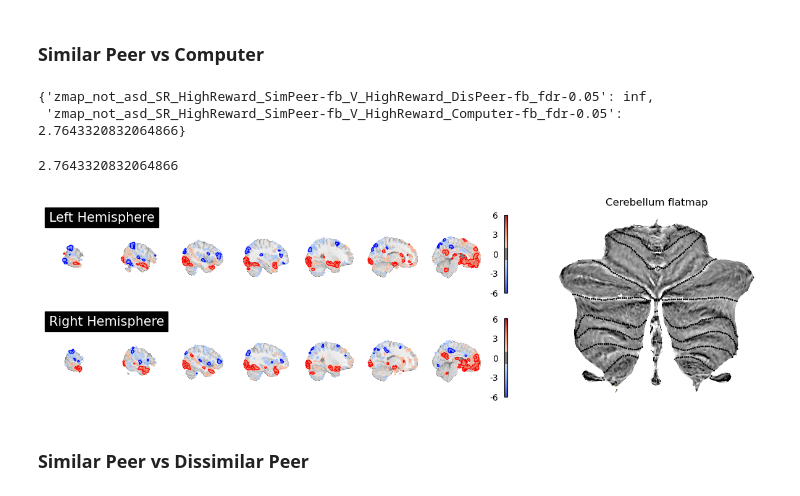
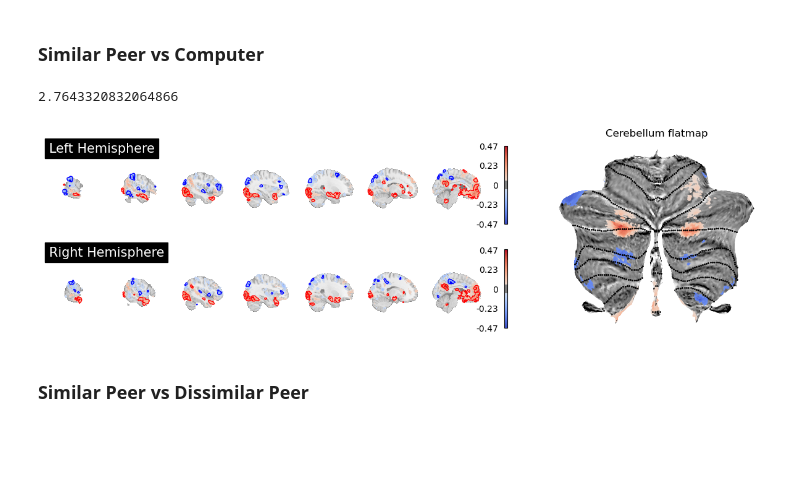
Before and after one commit to hspopal/scon_social_reward, a Jupyter notebook: code/neuron_code/social_reward_2nd_level-nilearn.ipynb, the cells around one changed output. Saved outputs shown, nothing was run; the diff lists cells and outputs as text; code cells hidden in the pictures; blank space fills up the shorter version.

```diff
--- a/code/neuron_code/social_reward_2nd_level-nilearn.ipynb
+++ b/code/neuron_code/social_reward_2nd_level-nilearn.ipynb
@@ -185,20 +189,13 @@ Calculating  group HighReward_SimPeer-fb_V_HighReward_DisPeer-fb contrast
 Calculating  group HighReward_SimPeer-fb_V_HighReward_Computer-fb contrast
 # %% [markdown]
 ### Similar Peer vs Computer
-# %%
-threshold_data
-# %% [output]
-{'zmap_not_asd_SR_HighReward_SimPeer-fb_V_HighReward_DisPeer-fb_fdr-0.05': inf,
- 'zmap_not_asd_SR_HighReward_SimPeer-fb_V_HighReward_Computer-fb_fdr-0.05': 2.7643320832064866}
-# %%
-filename = 'zmap_not_asd_SR_HighReward_SimPeer-fb_V_HighReward_Computer-fb'
-#threshold = threshold_data[filename+'fpr_'+str(alpha)]
-#threshold=1
-
-plot_stat_contours(filename)
-# %% [output]
-2.7643320832064866
-[figure, removed]
+# %%
+filename = 'not_asd_SR_HighReward_SimPeer-fb_V_HighReward_Computer-fb'
+
+plot_transparent_threshold(filename, thresh=.05)
+# %% [output]
+2.7643320832064866
+[figure, added]
 # %% [markdown]
 ### Similar Peer vs Dissimilar Peer
 # %%
```
Also changed, not shown: parts of 3 cells of this notebook, 1 other file.
